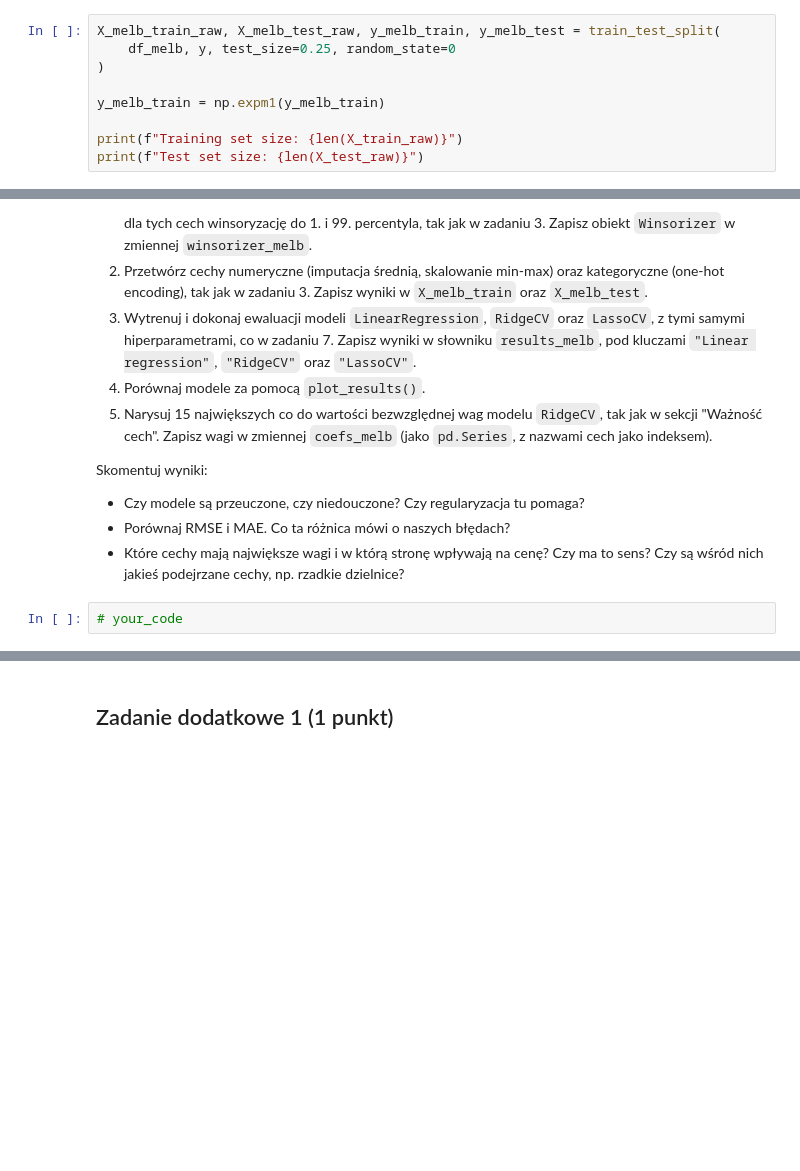
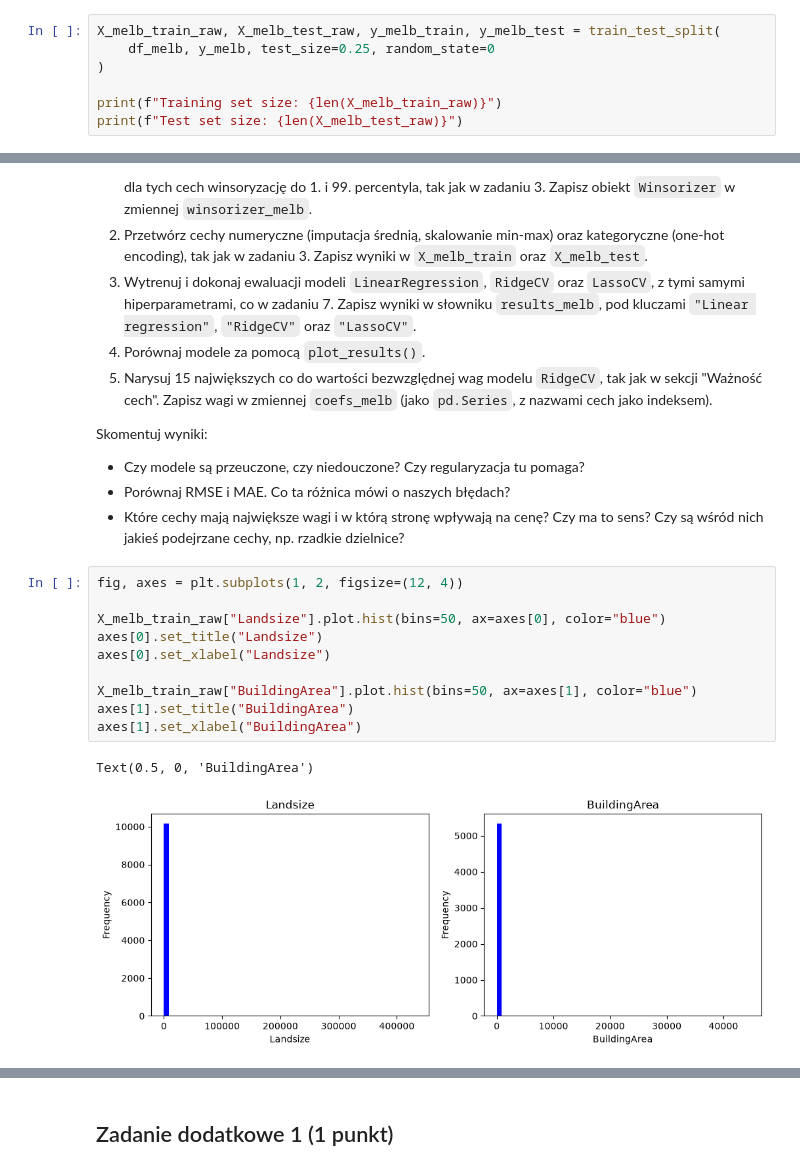
Before and after one commit to xxdagi/Podstawy-Sztucznej-Inteligencji, a Jupyter notebook: lab1/lab_1.ipynb, the cells around one changed output, grey strips where cells are left out. Drawn from its saved outputs; the diff is of its cells as text; blank space fills up the shorter version.

```diff
--- a/lab1/lab_1.ipynb
+++ b/lab1/lab_1.ipynb
@@ -1466,11 +1465,9 @@ numerical_features_melb = df_melb.select_dtypes(include='number').columns
 categorical_features_melb = df_melb.select_dtypes(include="str").columns
 # %%
 X_melb_train_raw, X_melb_test_raw, y_melb_train, y_melb_test = train_test_split(
-    df_melb, y, test_size=0.25, random_state=0
+    df_melb, y_melb, test_size=0.25, random_state=0
 )
 
-y_melb_train = np.expm1(y_melb_train)
-
-print(f"Training set size: {len(X_train_raw)}")
-print(f"Test set size: {len(X_test_raw)}")
+print(f"Training set size: {len(X_melb_train_raw)}")
+print(f"Test set size: {len(X_melb_test_raw)}")
 # %% [output]
@@ -1505,5 +1501,16 @@ Skomentuj wyniki:
 - Czy modele są przeuczone, czy niedouczone? Czy regularyzacja tu pomaga?
 - Porównaj RMSE i MAE. Co ta różnica mówi o naszych błędach?
 - Które cechy mają największe wagi i w którą stronę wpływają na cenę? Czy ma to sens? Czy są wśród nich jakieś podejrzane cechy, np. rzadkie dzielnice?
-# %%
-# your_code
+# %%
+fig, axes = plt.subplots(1, 2, figsize=(12, 4))
+
+X_melb_train_raw["Landsize"].plot.hist(bins=50, ax=axes[0], color="blue")
+axes[0].set_title("Landsize")
+axes[0].set_xlabel("Landsize")
+
+X_melb_train_raw["BuildingArea"].plot.hist(bins=50, ax=axes[1], color="blue")
+axes[1].set_title("BuildingArea")
+axes[1].set_xlabel("BuildingArea")
+# %% [output]
+Text(0.5, 0, 'BuildingArea')
+[figure, added]
```
Also changed, not shown: parts of 12 cells of this notebook.
